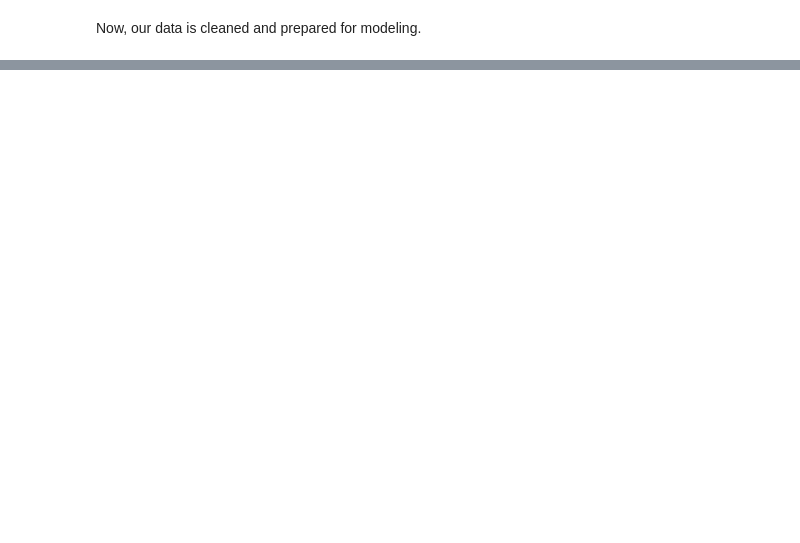
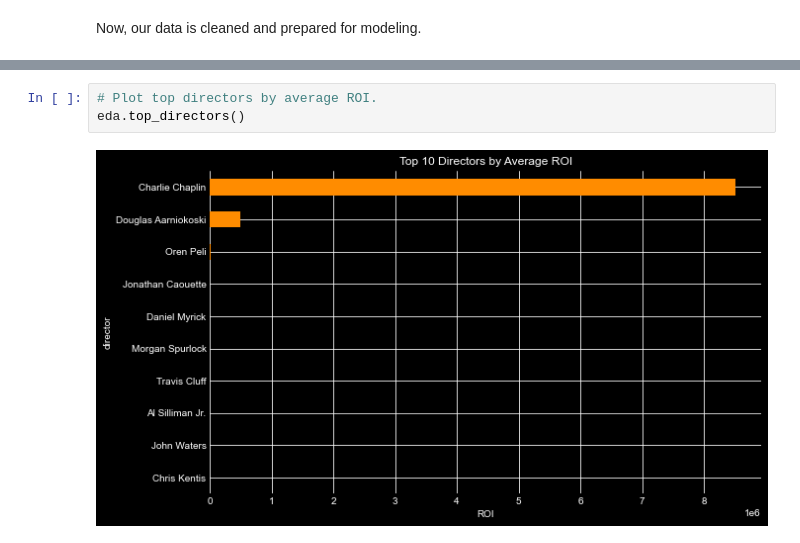
Before and after one commit to Assesa44/Movie-Revenue-Predictor, a Jupyter notebook: Notebooks/revenue_predictor.ipynb, the cells around one changed output, grey strips where cells are left out. Drawn from its saved outputs; the diff is of its cells as text; blank space fills up the shorter version.

```diff
--- a/Notebooks/revenue_predictor.ipynb
+++ b/Notebooks/revenue_predictor.ipynb
@@ -368,0 +505,5 @@ Now, our data is cleaned and prepared for modeling.
+# %%
+# Plot top directors by average ROI.
+eda.top_directors()
+# %% [output]
+[figure, added]
```
Also changed, not shown: parts of 19 cells of this notebook.
